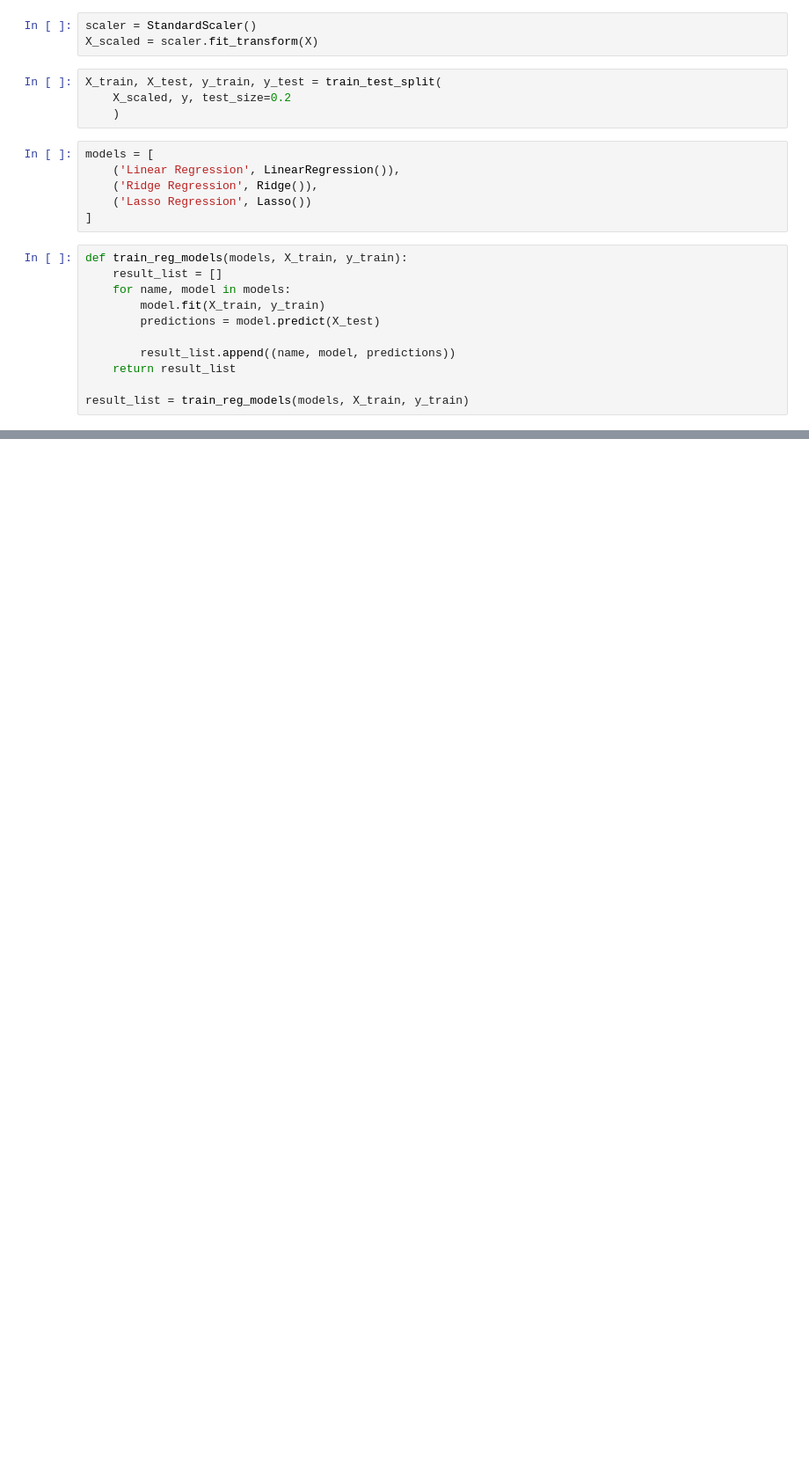
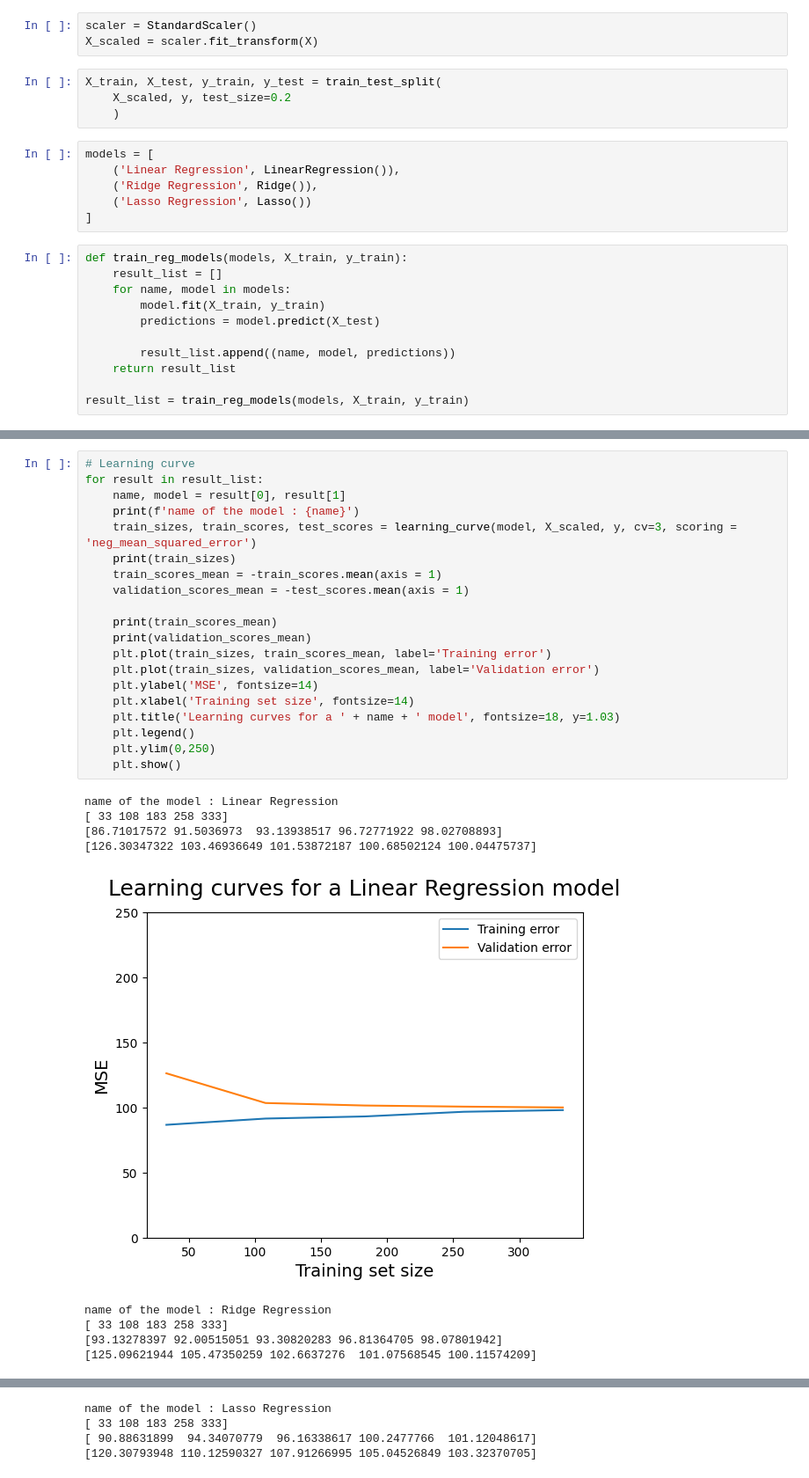
Before and after one commit to baha-ulug/data-cleaning, a Jupyter notebook: ecommerce.ipynb, the cells around one changed output, grey strips where cells are left out. Shown at 88% size. Saved outputs shown, nothing was run; the diff lists cells and outputs as text; blank space fills up the shorter version.

```diff
--- a/ecommerce.ipynb
+++ b/ecommerce.ipynb
@@ -263,0 +312,30 @@ Length of Membership       60.690
+# %%
+# Learning curve
+for result in result_list:
+    name, model = result[0], result[1]
+    print(f'name of the model : {name}')
+    train_sizes, train_scores, test_scores = learning_curve(model, X_scaled, y, cv=3, scoring = 'neg_mean_squared_error')
+    print(train_sizes)
+    train_scores_mean = -train_scores.mean(axis = 1)
+    validation_scores_mean = -test_scores.mean(axis = 1)
+
+    print(train_scores_mean)
+    print(validation_scores_mean)
+    plt.plot(train_sizes, train_scores_mean, label='Training error')
+    plt.plot(train_sizes, validation_scores_mean, label='Validation error')
+    plt.ylabel('MSE', fontsize=14)
+    plt.xlabel('Training set size', fontsize=14)
+    plt.title('Learning curves for a ' + name + ' model', fontsize=18, y=1.03)
+    plt.legend()
+    plt.ylim(0,250)
+    plt.show()
+# %% [output]
+name of the model : Linear Regression
+[ 33 108 183 258 333]
+[86.71017572 91.5036973  93.13938517 96.72771922 98.02708893]
+[126.30347322 103.46936649 101.53872187 100.68502124 100.04475737]
+[figure, added]
+name of the model : Ridge Regression
+[ 33 108 183 258 333]
+[93.13278397 92.00515051 93.30820283 96.81364705 98.07801942]
+[125.09621944 105.47350259 102.6637276  101.07568545 100.11574209]
@@ -263,0 +343,4 @@ Length of Membership       60.690
+name of the model : Lasso Regression
+[ 33 108 183 258 333]
+[ 90.88631899  94.34070779  96.16338617 100.2477766  101.12048617]
+[120.30793948 110.12590327 107.91266995 105.04526849 103.32370705]
```
Also changed, not shown: parts of 15 cells of this notebook, 1 other file.
